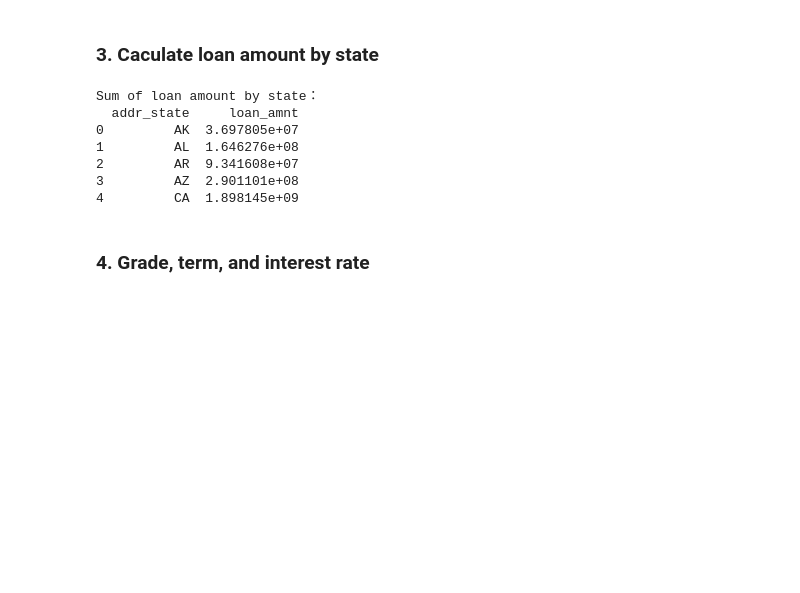
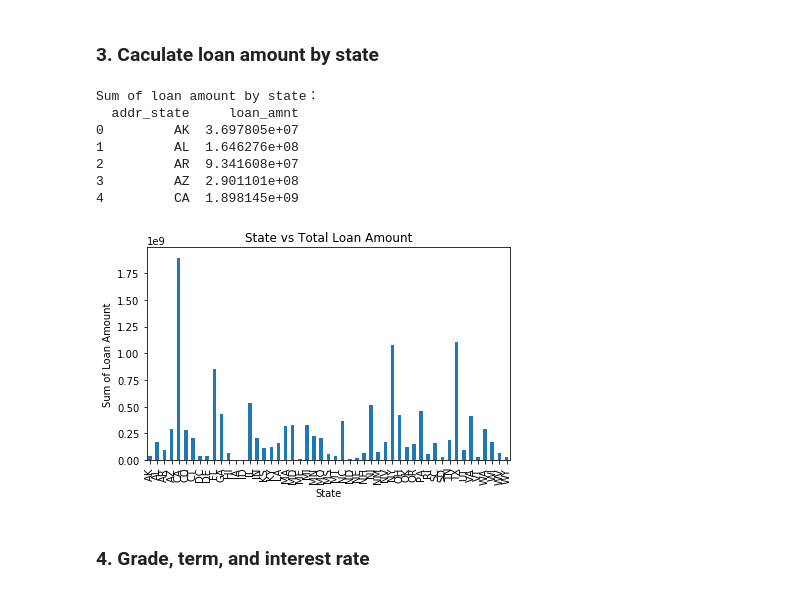
Before and after one commit to freena22/Data-Science-Projects, a Jupyter notebook: 06_Analyze_Lending_Club's_Issued_Loans.ipynb, the cells around one changed output. Cells and saved outputs as stored; diff of their text form; code cells hidden in the pictures; blank space fills up the shorter version.

```diff
--- a/06_Analyze_Lending_Club's_Issued_Loans.ipynb
+++ b/06_Analyze_Lending_Club's_Issued_Loans.ipynb
@@ -165,6 +159,16 @@ Sum of loan amount by state：
 # %%
 # save the result
 data_group_by_state_df.to_csv('load_amount_by_state.csv', index=False)
+# %%
+data_group_by_state.plot(kind='bar')
+plt.xlabel('State')
+plt.ylabel('Sum of Loan Amount')
+plt.title('State vs Total Loan Amount')
+plt.tight_layout()
+plt.savefig('loan_amount_vs_state.png')
+plt.show()
+# %% [output]
+[figure, added]
 # %% [markdown]
 ### 4. Grade, term, and interest rate
 # %%
```
Also changed, not shown: parts of 24 cells of this notebook.
